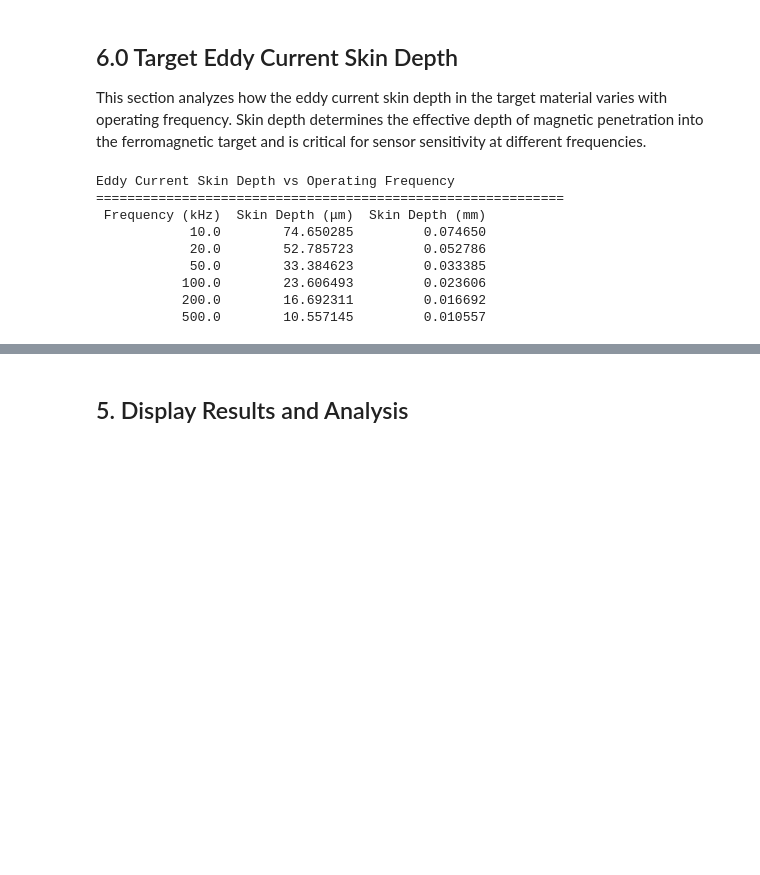
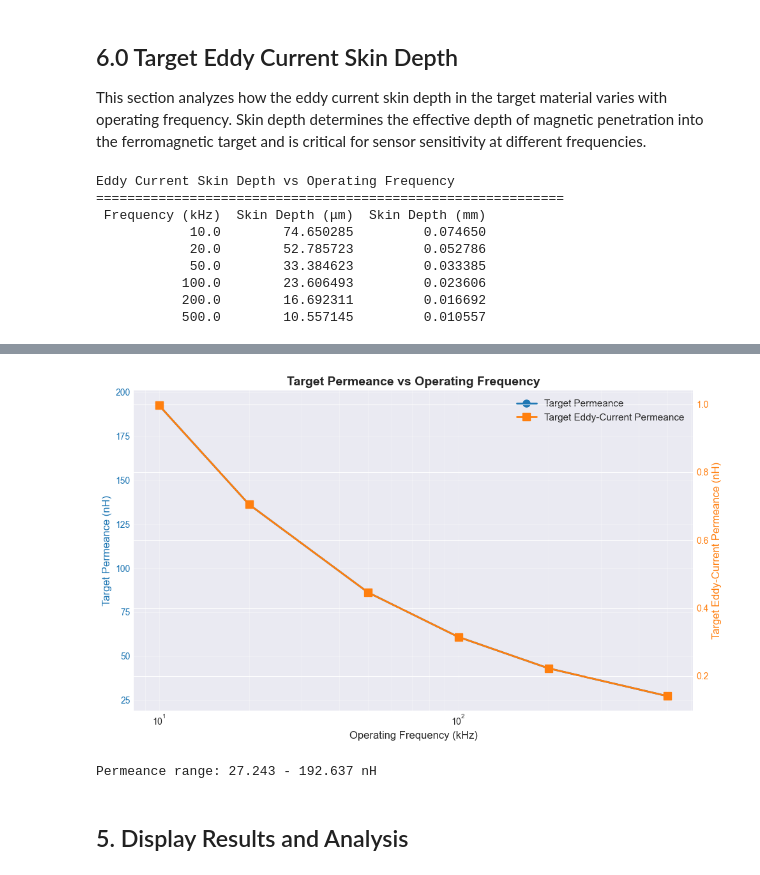
Before and after one commit to MoreCoffee12/MagnetoelasticSensor, a Jupyter notebook: notebooks/HelloWorld.ipynb, the cells around one changed output, grey strips where cells are left out. Saved outputs shown, nothing was run; the diff lists cells and outputs as text; code cells hidden in the pictures; blank space fills up the shorter version.

Commit message:
target permeance stood up

```diff
--- a/notebooks/HelloWorld.ipynb
+++ b/notebooks/HelloWorld.ipynb
@@ -371,0 +376,76 @@ Eddy Current Skin Depth vs Operating Frequency
+# %%
+import importlib
+import sys
+from magnetoelasticsensor.permeance import cross_leakage_u_parameter
+
+# Reload target_permeance module to pick up recent changes
+if 'magnetoelasticsensor.target_permeance' in sys.modules:
+    import magnetoelasticsensor.target_permeance
+    importlib.reload(magnetoelasticsensor.target_permeance)
+
+from magnetoelasticsensor.target_permeance import calculate_target_permeance
+
+# Geometry-based u parameter for target permeance
+u_target = cross_leakage_u_parameter(
+    dim_spagi=geom.dim_spag.nominal,
+    dim_dp=geom.dim_dp.nominal,
+    dim_spi=geom.dim_sp.nominal,
+)
+
+# Compute target permeance over frequency sweep
+p3_results = []
+p3_results_eddy = []
+for omega in omegas:
+    p3 = calculate_target_permeance(
+        geometry=geom,
+        u=u_target,
+        sigma_c=sigma_c,
+        omega=omega,
+    )
+    # Extract scalar value from result (handles arrays, lists, scalars)
+    p3_results.append(float(np.asarray(p3).flat[0]))
+    p3_results_eddy.append(float(np.asarray(p3).flat[1]))
+
+# Convert to 1D numpy array
+p3_results = np.array(p3_results)
+p3_results_eddy = np.array(p3_results_eddy)
+
+# Create results dataframe
+p3_df = pd.DataFrame({
+    'Frequency (kHz)': frequencies_khz,
+    'Target Permeance (H)': p3_results,
+    'Target Permeance (nH)': p3_results * 1e9,
+    'Target Eddy-Current Permeance (H)': p3_results_eddy,
+    'Target Eddy-Current Permeance (nH)': p3_results_eddy * 1e9,
+})
+
+print("Target Permeance vs Operating Frequency")
+print("=" * 60)
+print(p3_df.to_string(index=False))
+
+# Plot target permeance vs frequency with dual y-axes
+fig, ax = plt.subplots(figsize=(10, 6))
+ax.semilogx(frequencies_khz, p3_results * 1e9, 'o-', linewidth=2, markersize=8, label='Target Permeance', color='C0')
+ax.set_xlabel('Operating Frequency (kHz)', fontsize=12)
+ax.set_ylabel('Target Permeance (nH)', fontsize=12, color='C0')
+ax.tick_params(axis='y', labelcolor='C0')
+
+# Create secondary y-axis on the right
+ax2 = ax.twinx()
+ax2.semilogx(frequencies_khz, p3_results_eddy * 1e9, 's-', linewidth=2, markersize=8, label='Target Eddy-Current Permeance', color='C1')
+ax2.set_ylabel('Target Eddy-Current Permeance (nH)', fontsize=12, color='C1')
+ax2.tick_params(axis='y', labelcolor='C1')
+
+ax.set_title('Target Permeance vs Operating Frequency', fontsize=14, fontweight='bold')
+ax.grid(True, which='both', alpha=0.3)
+
+# Combine legends from both axes
+lines1, labels1 = ax.get_legend_handles_labels()
+lines2, labels2 = ax2.get_legend_handles_labels()
+ax.legend(lines1 + lines2, labels1 + labels2, fontsize=11, loc='upper right')
+
+plt.tight_layout()
+plt.show()
+
+print(f"\nPermeance range: {p3_results.min()*1e9:.3f} - {p3_results.max()*1e9:.3f} nH")
+# %% [output]
@@ -372,3 +461,5 @@ Eddy Current Skin Depth vs Operating Frequency
+[figure, added]
+Permeance range: 27.243 - 192.637 nH
 # %% [markdown]
 ## 5. Display Results and Analysis
 # %% [markdown]
```
Also changed, not shown: parts of 2 cells of this notebook, 2 other files.
